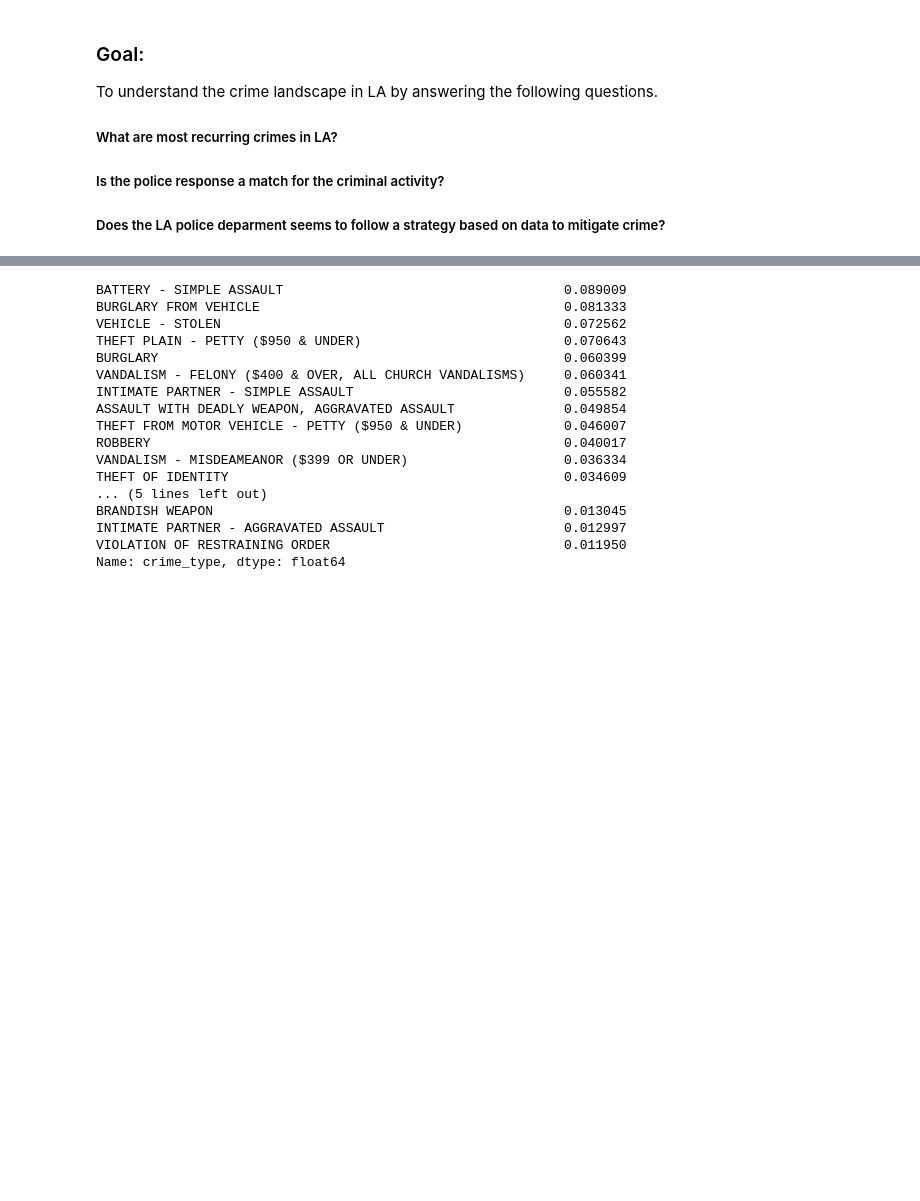
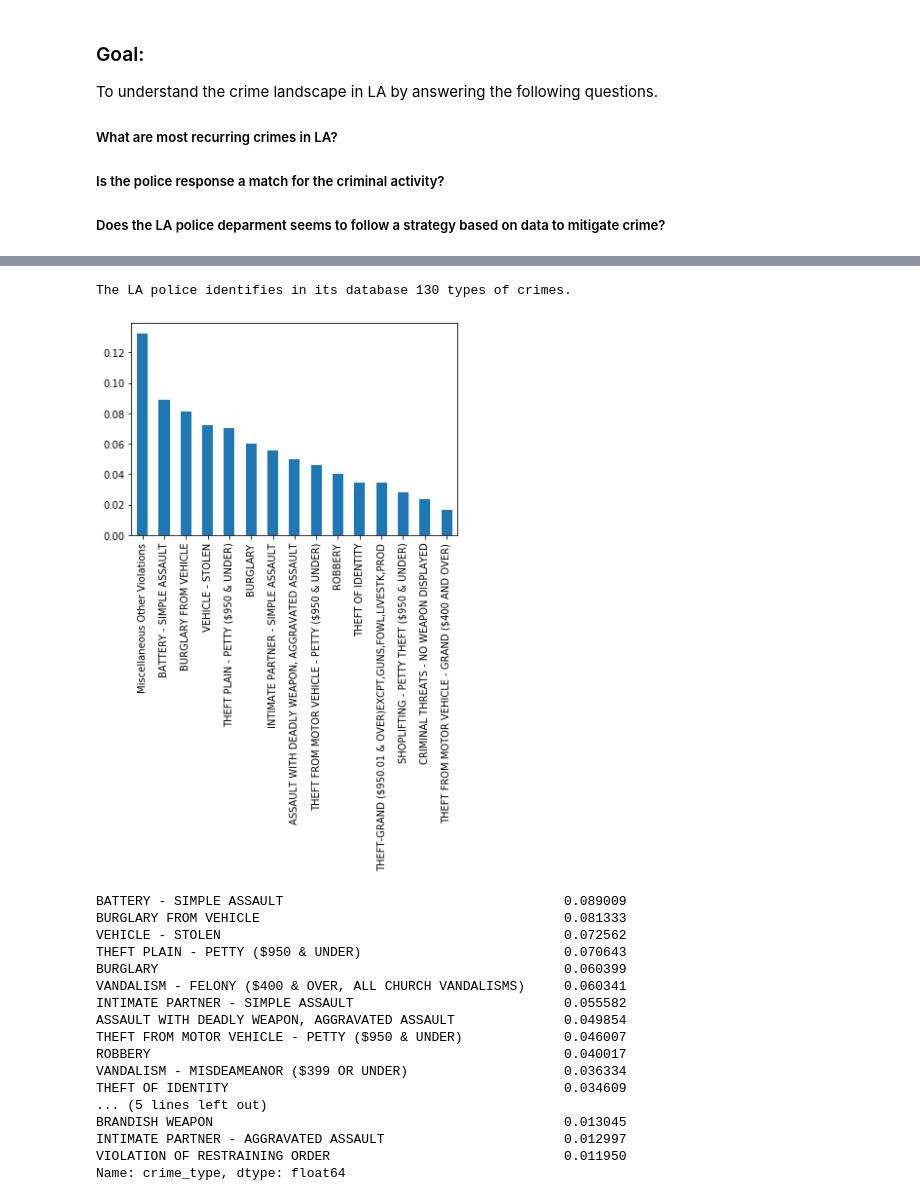
Before and after one commit to abreulastra/crime_analysis, a Jupyter notebook: crime_patterns_LA.ipynb, the cells around one changed output, grey strips where cells are left out. Drawn from its saved outputs; the diff is of its cells as text; code cells hidden in the pictures; blank space fills up the shorter version.

Commit message:
Adding a graph to identify the most frequent crimes

```diff
--- a/crime_patterns_LA.ipynb
+++ b/crime_patterns_LA.ipynb
@@ -19,3 +33,12 @@ arr = pd.read_csv(path + 'arrest-data.csv', encoding='utf-8')
+# %%
+print('The LA police identifies in its database {} types of crimes.'.format(cri['Crime Code'].value_counts().shape[0]))
+# %% [output]
+The LA police identifies in its database 130 types of crimes.
+# %%
+most_frequent_crimes = cri['Crime Code Description'].value_counts().head(15) / cri['Crime Code'].value_counts().sum()
+most_frequent_crimes.plot.bar();
+# %% [output]
+[figure, added]
 # %%
 # Preparing date variables to be able to compare accross databases
 cri = prepare_data(cri)
```
Also changed, not shown: parts of 1 cell of this notebook.
